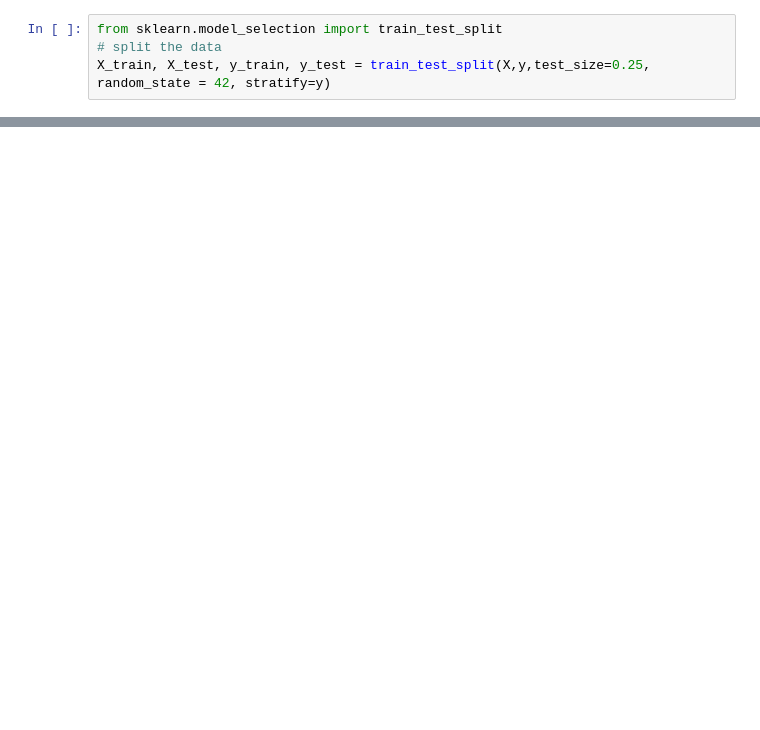
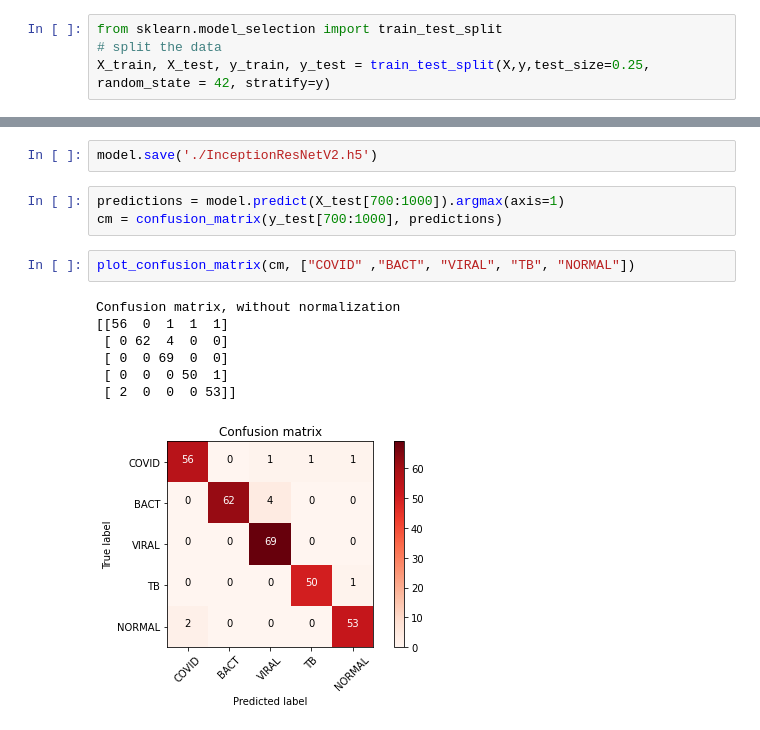
Before and after one commit to Azariagmt/pulmonary-disorder-detection-using-x-ray-images, a Jupyter notebook: notebooks/InceptionResNetV2.ipynb, the cells around one changed output, grey strips where cells are left out. Saved outputs shown, nothing was run; the diff lists cells and outputs as text; blank space fills up the shorter version.

```diff
--- a/notebooks/InceptionResNetV2.ipynb
+++ b/notebooks/InceptionResNetV2.ipynb
@@ -101,0 +119,15 @@ Epoch 4/8
+# %%
+model.save('./InceptionResNetV2.h5')
+# %%
+predictions = model.predict(X_test[700:1000]).argmax(axis=1)
+cm = confusion_matrix(y_test[700:1000], predictions)
+# %%
+plot_confusion_matrix(cm, ["COVID" ,"BACT", "VIRAL", "TB", "NORMAL"])
+# %% [output]
+Confusion matrix, without normalization
+[[56  0  1  1  1]
+ [ 0 62  4  0  0]
+ [ 0  0 69  0  0]
+ [ 0  0  0 50  1]
+ [ 2  0  0  0 53]]
+[figure, added]
```
Also changed, not shown: parts of 16 cells of this notebook.
